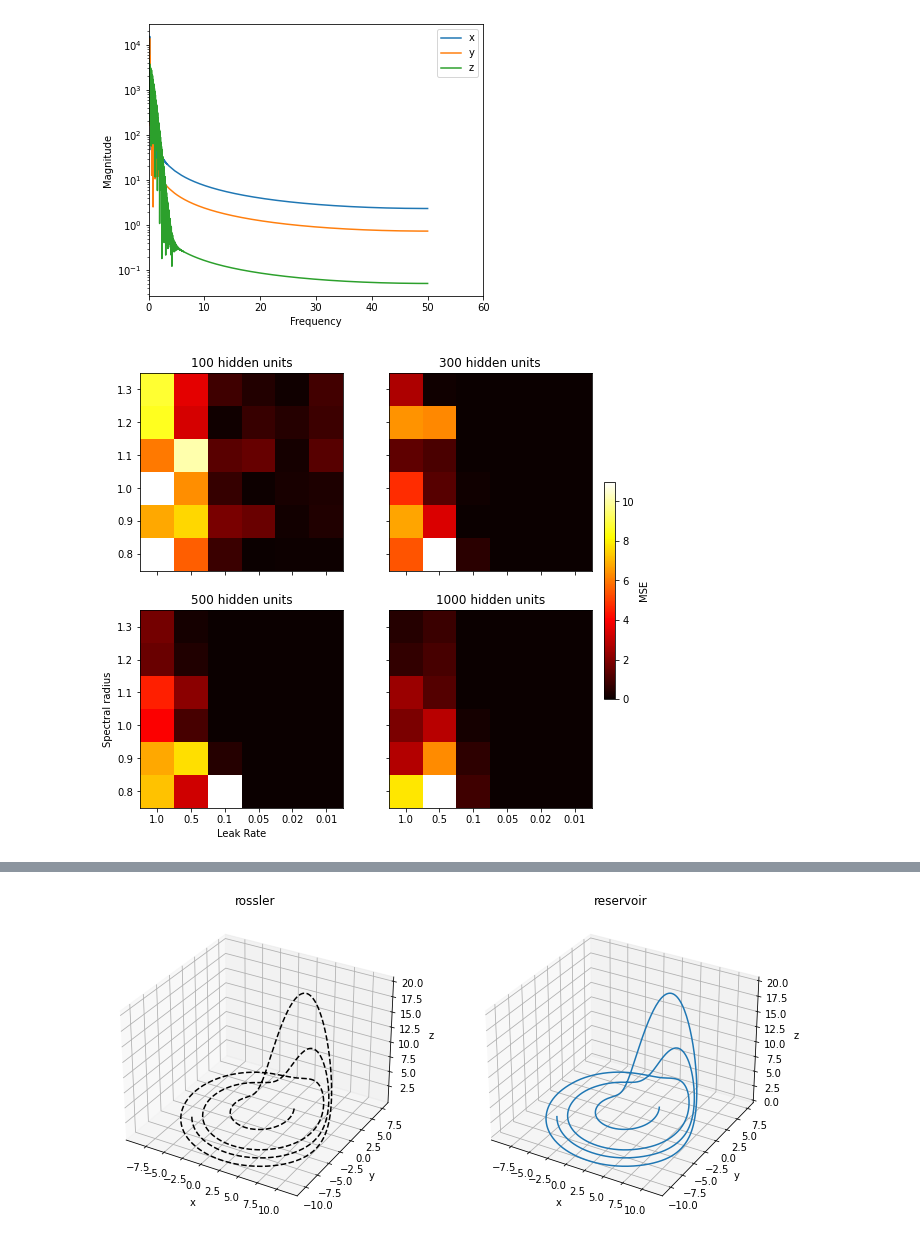
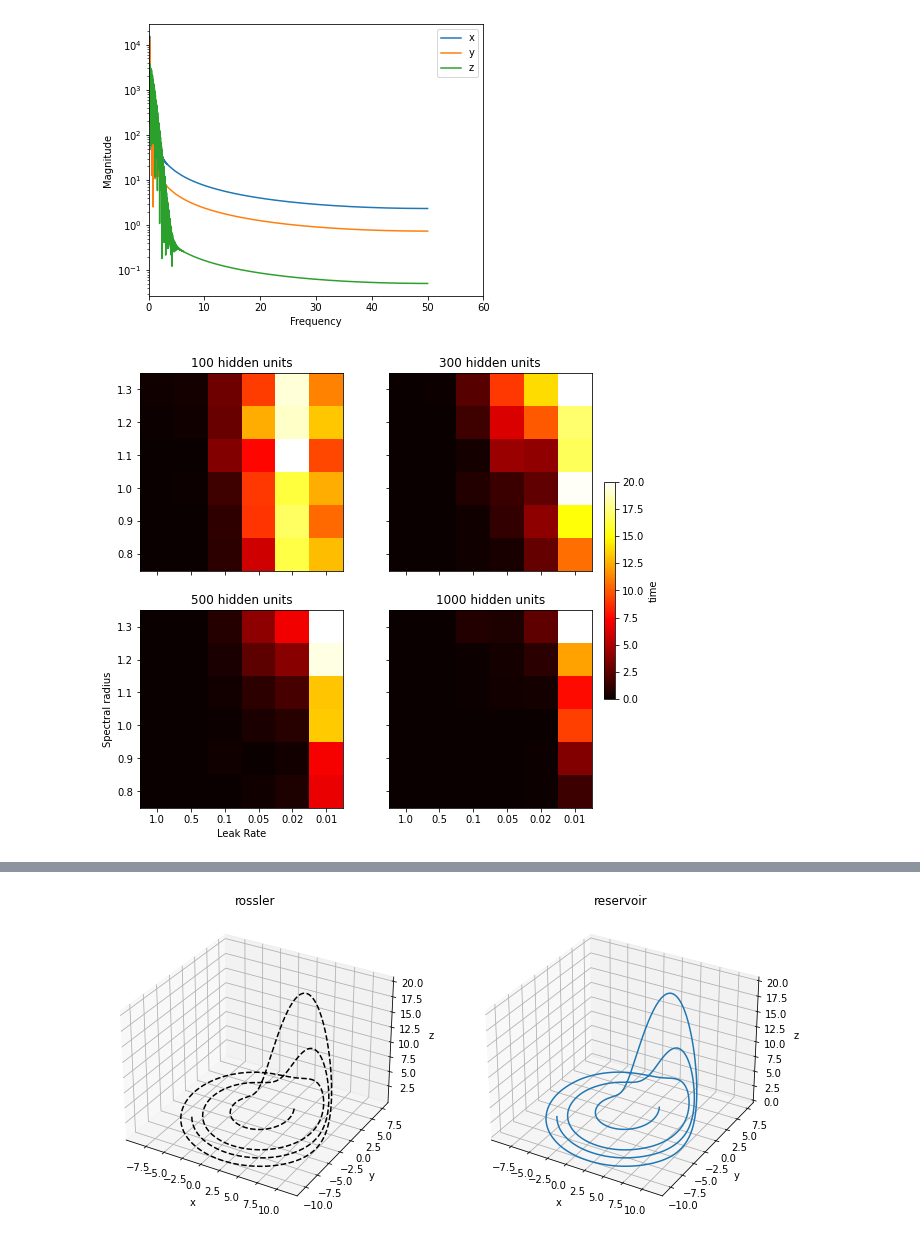
Before and after one commit to stefanpate/reservoir, a Jupyter notebook: gen_targets_grid_search_fourier.ipynb, the cells around one changed output, grey strips where cells are left out. Saved outputs shown, nothing was run; the diff lists cells and outputs as text; code cells hidden in the pictures.

```diff
--- a/gen_targets_grid_search_fourier.ipynb
+++ b/gen_targets_grid_search_fourier.ipynb
@@ -168,16 +166,17 @@ plt.show()
 Fourier analysis of lorenz
 '''
 fcn = 'rossler'
-save_dir = '/home/spate/Res/figures/'
+fig_dir = '/home/spate/Res/figures/'
+data_dir = '/cnl/data/spate/Datasets/'
 n_samples = 500
 d = 3
 n_steps = 8000
 dt = 0.01
 var_names = ["x", "y", "z"]
 if fcn == 'lorenz':
-    target_fn = '/home/spate/Res/targets/lorenz_params_sig_10.00_rho_28.00_beta_2.67_n_samples_500_n_steps_4000_dt_0.01.csv'
+    target_fn = data_dir + 'lorenz_params_sig_10.00_rho_28.00_beta_2.67_n_samples_500_n_steps_4000_dt_0.01.csv'
 elif fcn == 'rossler':
-    target_fn = '/home/spate/Res/targets/rossler_params_a_0.20_b_0.20_c_5.70_n_samples_500_n_steps_8000_dt_0.01.csv'
+    target_fn = data_dir + 'rossler_params_a_0.20_b_0.20_c_5.70_n_samples_500_n_steps_8000_dt_0.01.csv'
 target_batch = np.loadtxt(target_fn, delimiter=',').reshape(n_samples, d, n_steps)
 # f = np.sin(20* 2 * np.pi * t)
 
@@ -196,49 +195,54 @@ ax.set_xlim(0,60)
 ax.set_ylabel("Magnitude")
 ax.set_xlabel("Frequency")
 ax.legend()
-plt.savefig(save_dir + f"{fcn}_fourier.png")
+plt.savefig(fig_dir + f"{fcn}_fourier.png")
 plt.show()
 # %% [output]
 [figure]
 # %%
 '''
 Grid search
 '''
-save_dir = '/home/spate/Res/figures/'
+save_dir = '/cnl/data/spate/Res/'
+fig_dir = '/home/spate/Res/figures/'
 n_repeats = 10
 leak_rates = np.array([1, 0.5, 0.1, 0.05, 0.02, 0.01])
 spectral_radii = np.array([0.8, 0.9, 1.0, 1.1, 1.2, 1.3])
 n_params = np.arange(6)
 n_hiddens = np.array([100, 300, 500, 1000])
-mse_min = 0
-mse_max = 11
+last_t_min = 0
+last_t_max = 20
+fcn = 'mackey_glass'
+do_save = True
 
 
 fig, ax = plt.subplots(2, 2, figsize=(9,8), sharey=True, sharex=True, gridspec_kw={"width_ratios":[4/5, 1]})
 
 for i, n in enumerate(n_hiddens):
 
     # Load data
-    fn = f"lorenz_grid_search_spectral_radius_leak_rate_hidden_units_{n}.csv"
-    mse = np.loadtxt(fn, delimiter=',').reshape(spectral_radii.shape[0], leak_rates.shape[0], n_repeats)
-    mse = mse.mean(axis=-1)
-    # print(mse.min(), mse.max())
+    fn = save_dir + f"{fcn}_grid_search_spectral_radius_leak_rate_hidden_units_{n}.csv"
+    last_t = np.loadtxt(fn, delimiter=',').reshape(spectral_radii.shape[0], leak_rates.shape[0], n_repeats)
+    last_t = last_t.mean(axis=-1)
 
-    ax[i // 2, i % 2].pcolormesh(n_params, n_params, mse, cmap='hot') # Plot
+    ax[i // 2, i % 2].pcolormesh(n_params, n_params, last_t, cmap='hot') # Plot
 
     # Label plot
     ax[i // 2, i % 2].set_title(f"{n} hidden units")
     ax[-1, 0].set_ylabel("Spectral radius")
     ax[-1, 0].set_xlabel("Leak Rate")
     ax[-1, -1].set_xticks(n_params)
     ax[-1, -1].set_yticks(n_params)
     ax[-1, -1].set_xticklabels(leak_rates)
     ax[-1, -1].set_yticklabels(spectral_radii)
 
 cmap = mpl.cm.hot
-norm = mpl.colors.Normalize(vmin=mse_min, vmax=mse_max)
-fig.colorbar(mpl.cm.ScalarMappable(norm=norm, cmap=cmap), orientation='vertical', label='MSE', ax=ax[:,-1], shrink=0.5)
-plt.savefig(save_dir + "grid_search_heatmap.png")
+norm = mpl.colors.Normalize(vmin=last_t_min, vmax=last_t_max)
+fig.colorbar(mpl.cm.ScalarMappable(norm=norm, cmap=cmap), orientation='vertical', label='time', ax=ax[:,-1], shrink=0.5)
+
+if do_save:
+    plt.savefig(fig_dir + f"{fcn}_grid_search_heatmap_last_t_mean.png")
+
 plt.show()
 # %% [output]
-[figure, old version]
+[figure, new version]
```
Also changed, not shown: parts of 7 cells of this notebook, 7 other files.
